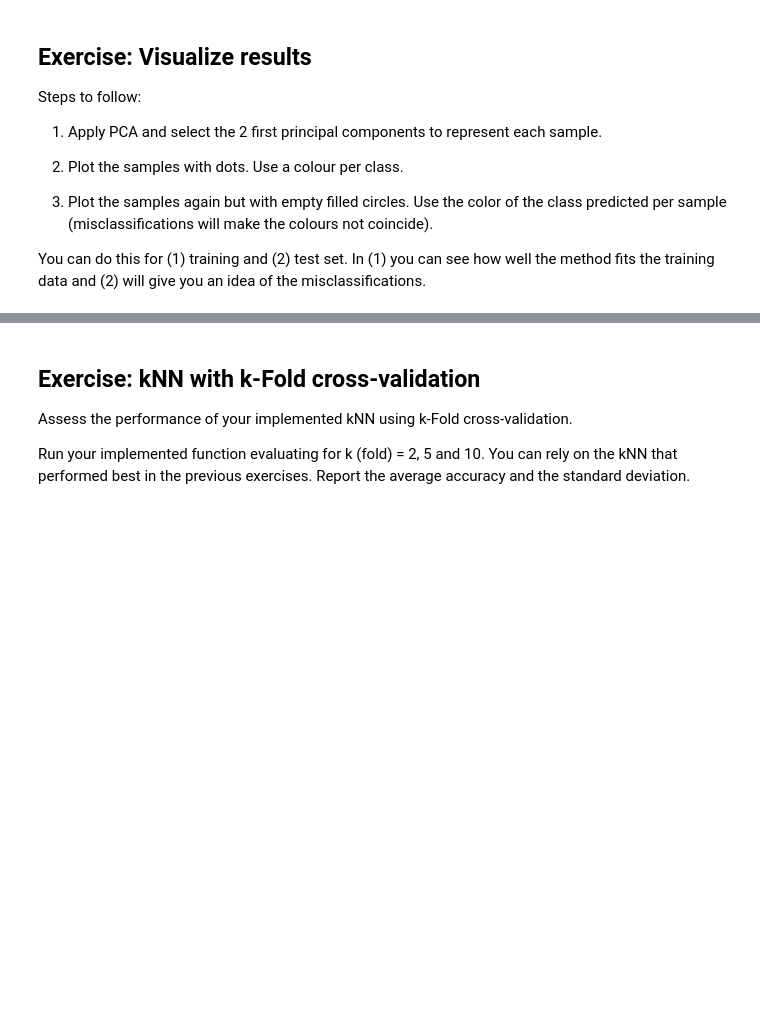
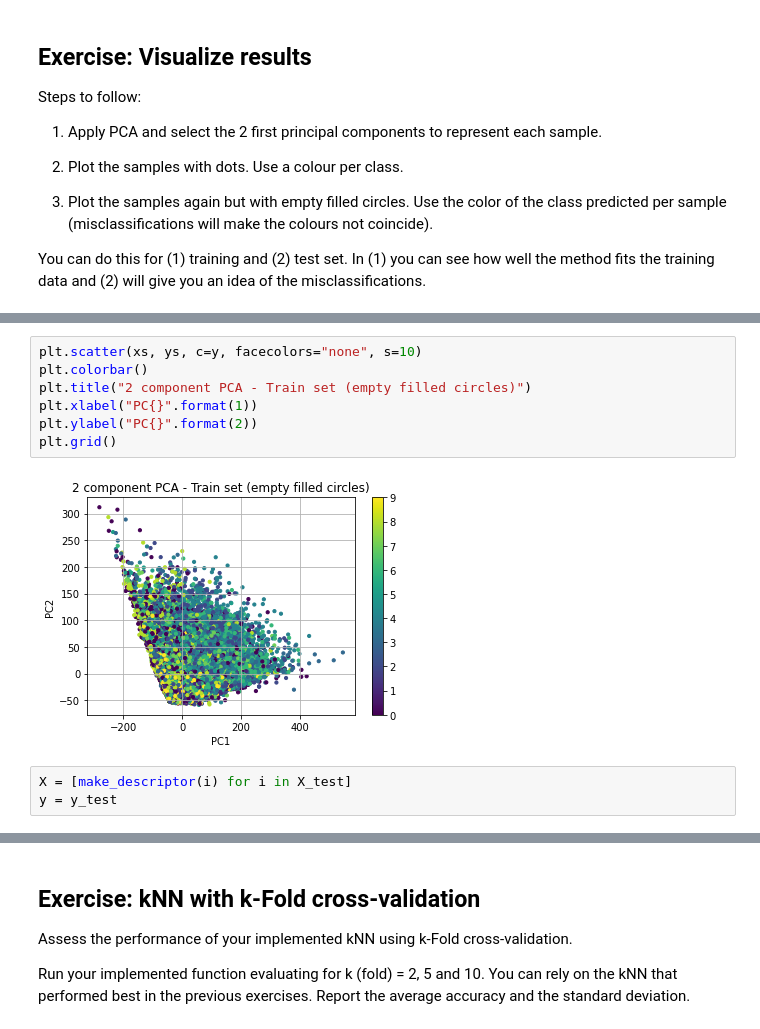
Before and after one commit to Exion35/UT---DataScience, a Jupyter notebook: Assignment 2 - Feature extraction and classification.ipynb, the cells around one changed output, grey strips where cells are left out. Drawn from its saved outputs; the diff is of its cells as text; blank space fills up the shorter version.

```diff
--- a/Assignment 2 - Feature extraction and classification.ipynb
+++ b/Assignment 2 - Feature extraction and classification.ipynb
@@ -410,0 +346,12 @@ You can do this for (1) training and (2) test set. In (1) you can see how well t
+# %%
+plt.scatter(xs, ys, c=y, facecolors="none", s=10)
+plt.colorbar()
+plt.title("2 component PCA - Train set (empty filled circles)")
+plt.xlabel("PC{}".format(1))
+plt.ylabel("PC{}".format(2))
+plt.grid()
+# %% [output]
+[figure, added]
+# %%
+X = [make_descriptor(i) for i in X_test]
+y = y_test
```
Also changed, not shown: parts of 25 cells of this notebook.
